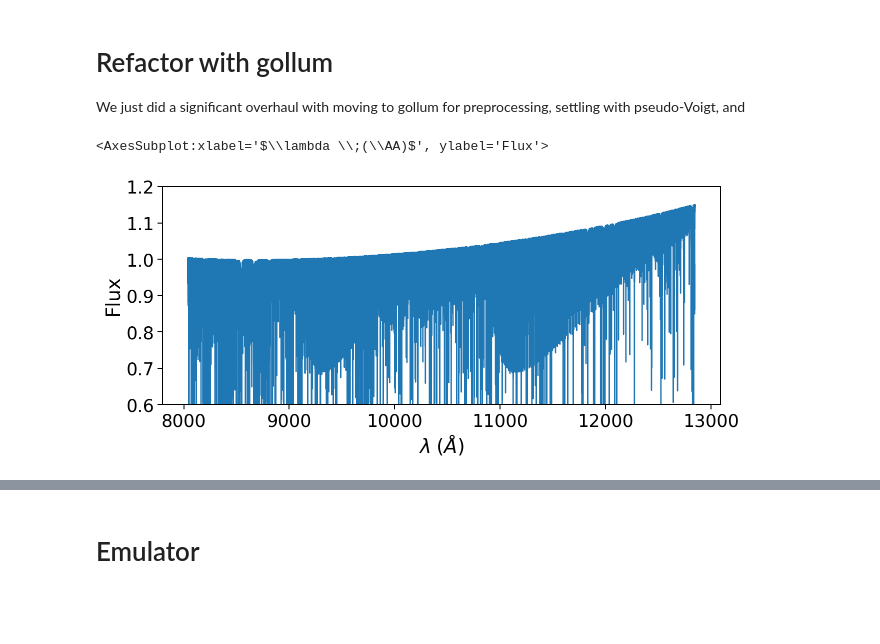
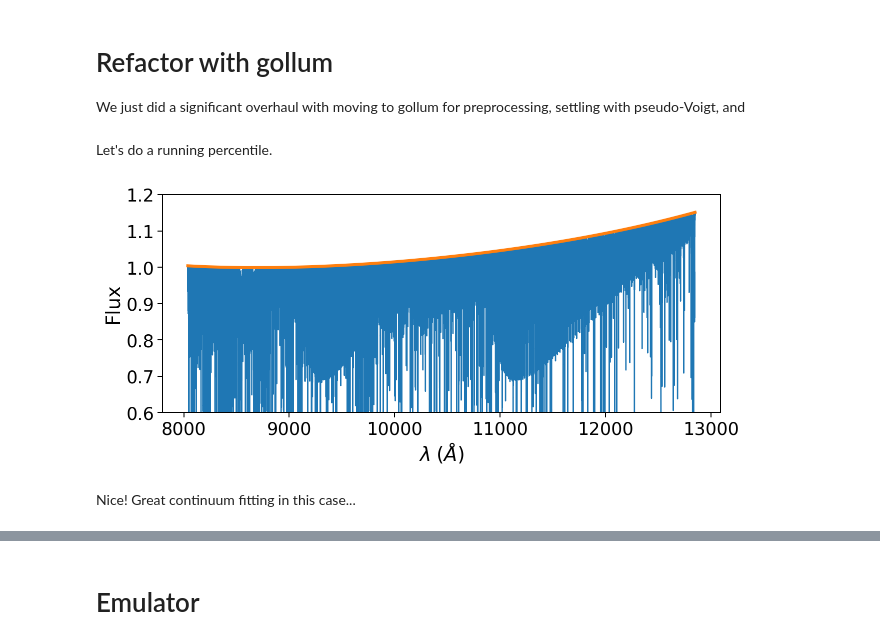
Before and after one commit to gully/blase, a Jupyter notebook: notebooks/gollum_refactor.ipynb, the cells around one changed output, grey strips where cells are left out. Drawn from its saved outputs; the diff is of its cells as text; code cells hidden in the pictures; blank space fills up the shorter version.

```diff
--- a/notebooks/gollum_refactor.ipynb
+++ b/notebooks/gollum_refactor.ipynb
@@ -24,5 +19,2 @@ y_vector = spec.flux.value
-# %%
-spec.plot()
-# %% [output]
-<AxesSubplot:xlabel='$\\lambda \\;(\\AA)$', ylabel='Flux'>
-[figure, removed]
+# %% [markdown]
+Let's do a running percentile.
@@ -28,0 +23,7 @@ spec.plot()
+# %%
+ax = spec.plot()
+continuum.plot(ax=ax, lw=3);
+# %% [output]
+[figure, added]
+# %% [markdown]
+Nice! Great continuum fitting in this case...
```
Also changed, not shown: parts of 44 cells of this notebook.
